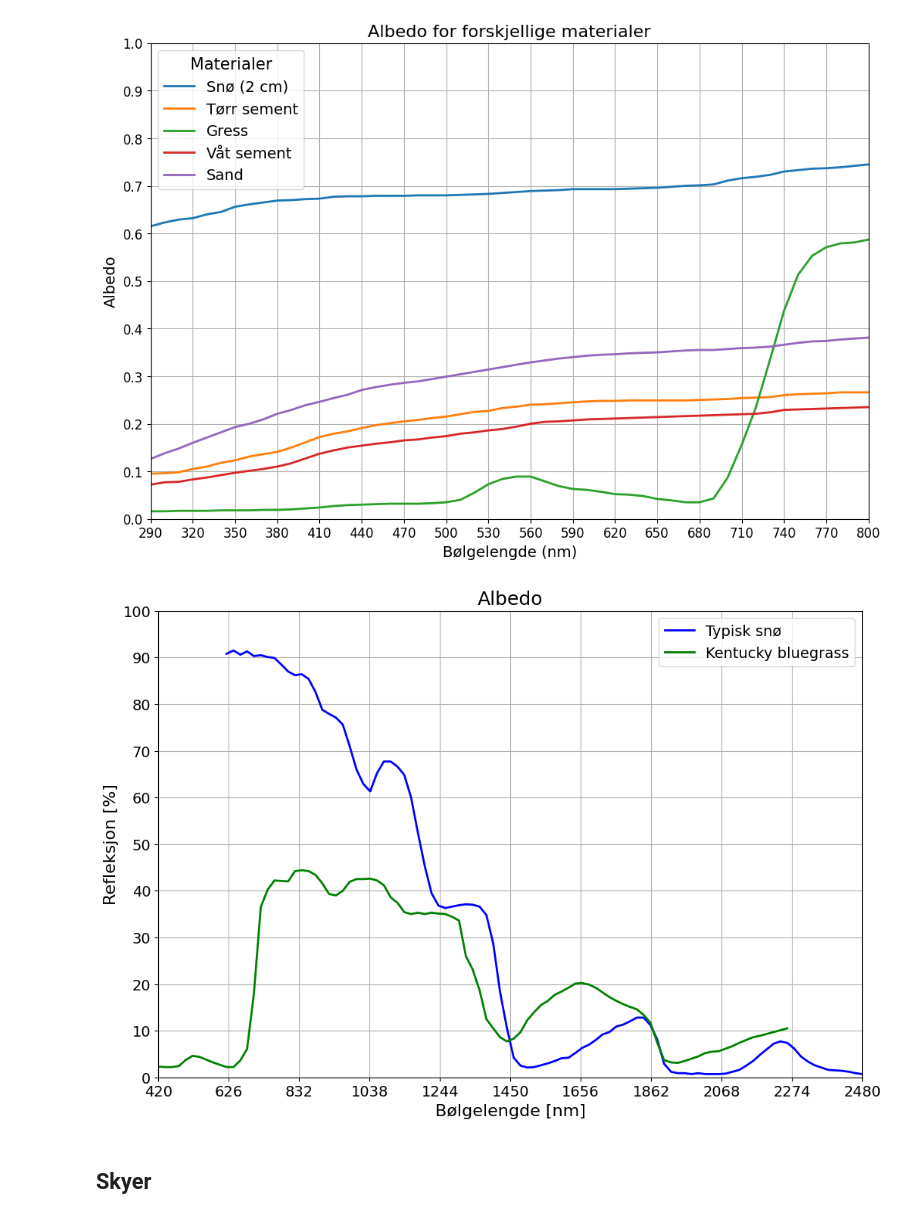
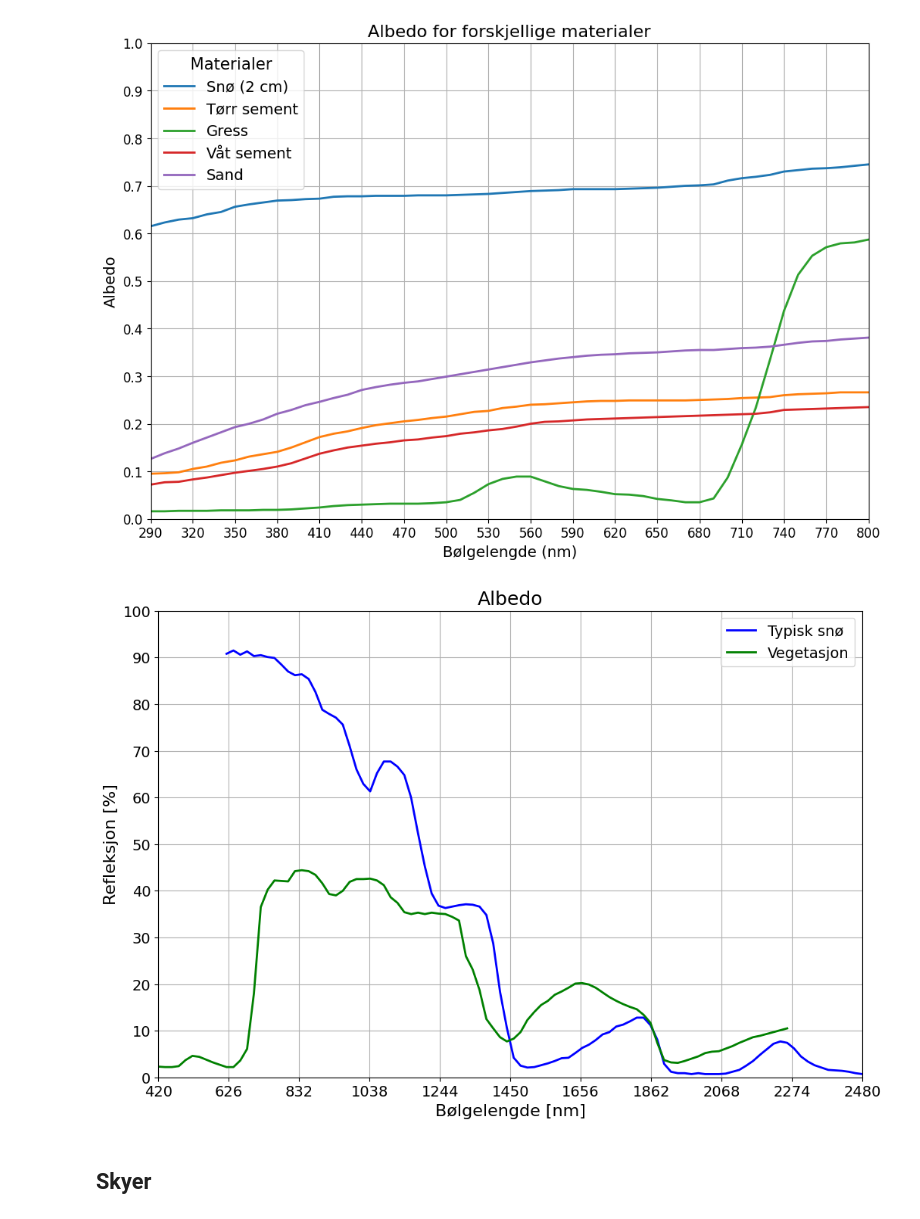
Before and after one commit to SkaugJr/FY3201-AtmFys, a Jupyter notebook: Miniprosjekt3/Analyse.ipynb, the cells around one changed output. Cells and saved outputs as stored; diff of their text form; code cells hidden in the pictures.

```diff
--- a/Miniprosjekt3/Analyse.ipynb
+++ b/Miniprosjekt3/Analyse.ipynb
@@ -43,26 +43,26 @@ plt.show()
 # %%
 typ_snow = np.loadtxt('Data/Albedo/typ_snow.dat')
 blue_gras = np.loadtxt('Data/Albedo/blue_gras.dat')
 
 plt.figure(figsize=(12, 8))
 plt.plot(typ_snow[:,0], typ_snow[:,1]*100, color='blue',label='Typisk snø', linewidth=2)
-plt.plot(blue_gras[:,0], blue_gras[:,1]*100, color='green',label='Kentucky bluegrass', linewidth=2)
+plt.plot(blue_gras[:,0], blue_gras[:,1]*100, color='green',label='Vegetasjon', linewidth=2)
 plt.legend(fontsize=14, loc='upper right')
 
 plt.xlabel('Bølgelengde [nm]',fontsize=16)
 plt.ylabel('Refleksjon [%]',fontsize=16)
 plt.title('Albedo',fontsize=18)
 
 plt.xlim(420, 2480)
 plt.ylim(0, 100)
 
 plt.xticks(np.arange(420, 2480+1, 206), fontsize=14)
 plt.yticks(np.arange(0, 100+1, 10), fontsize=14)
 plt.grid()
 
 plt.show()
 # %% [output]
-[figure, old version]
+[figure, new version]
 # %% [markdown]
 ## Skyer
 # %%
```
Also changed, not shown: parts of 3 cells of this notebook, 1 other file.
